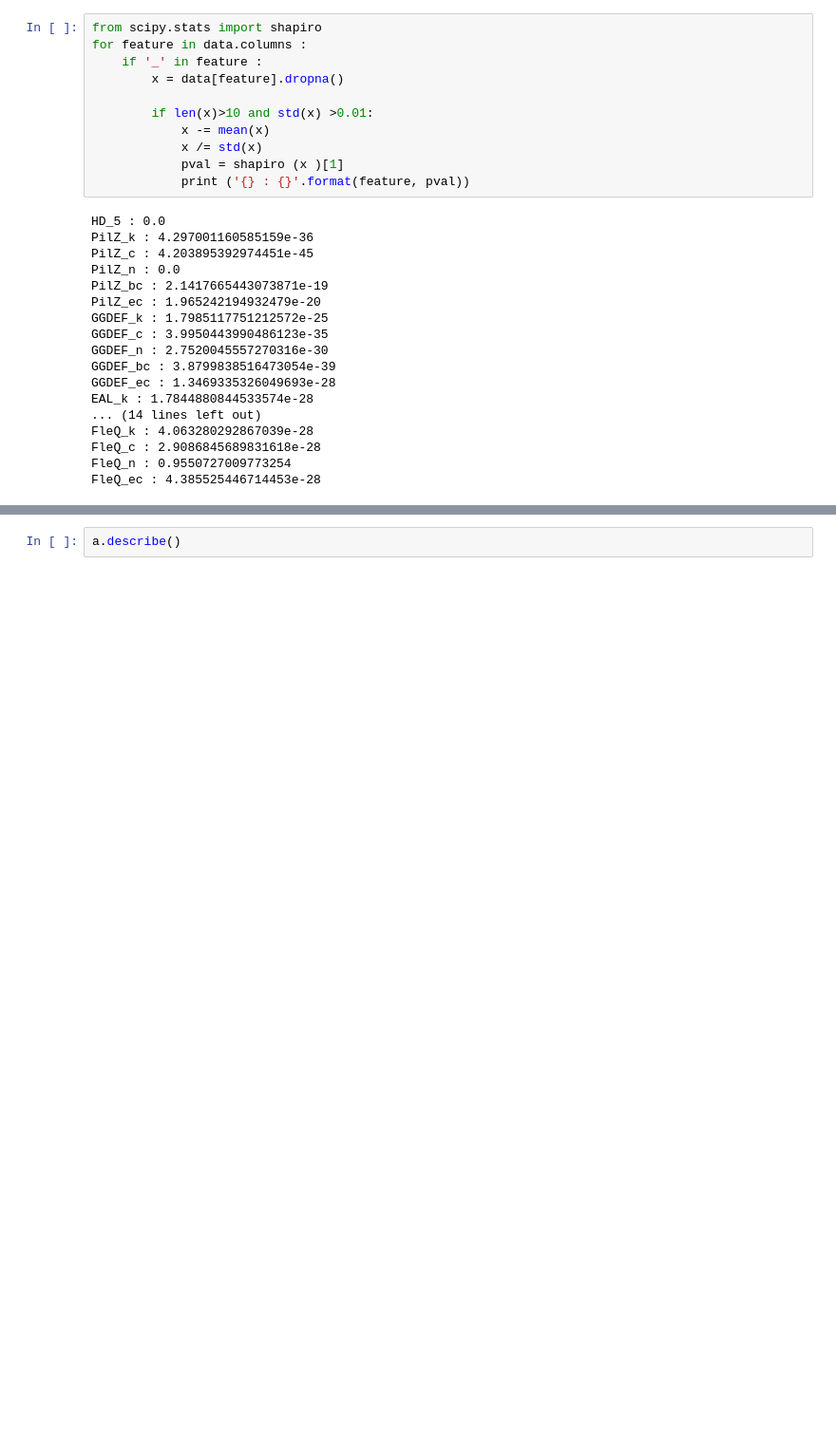
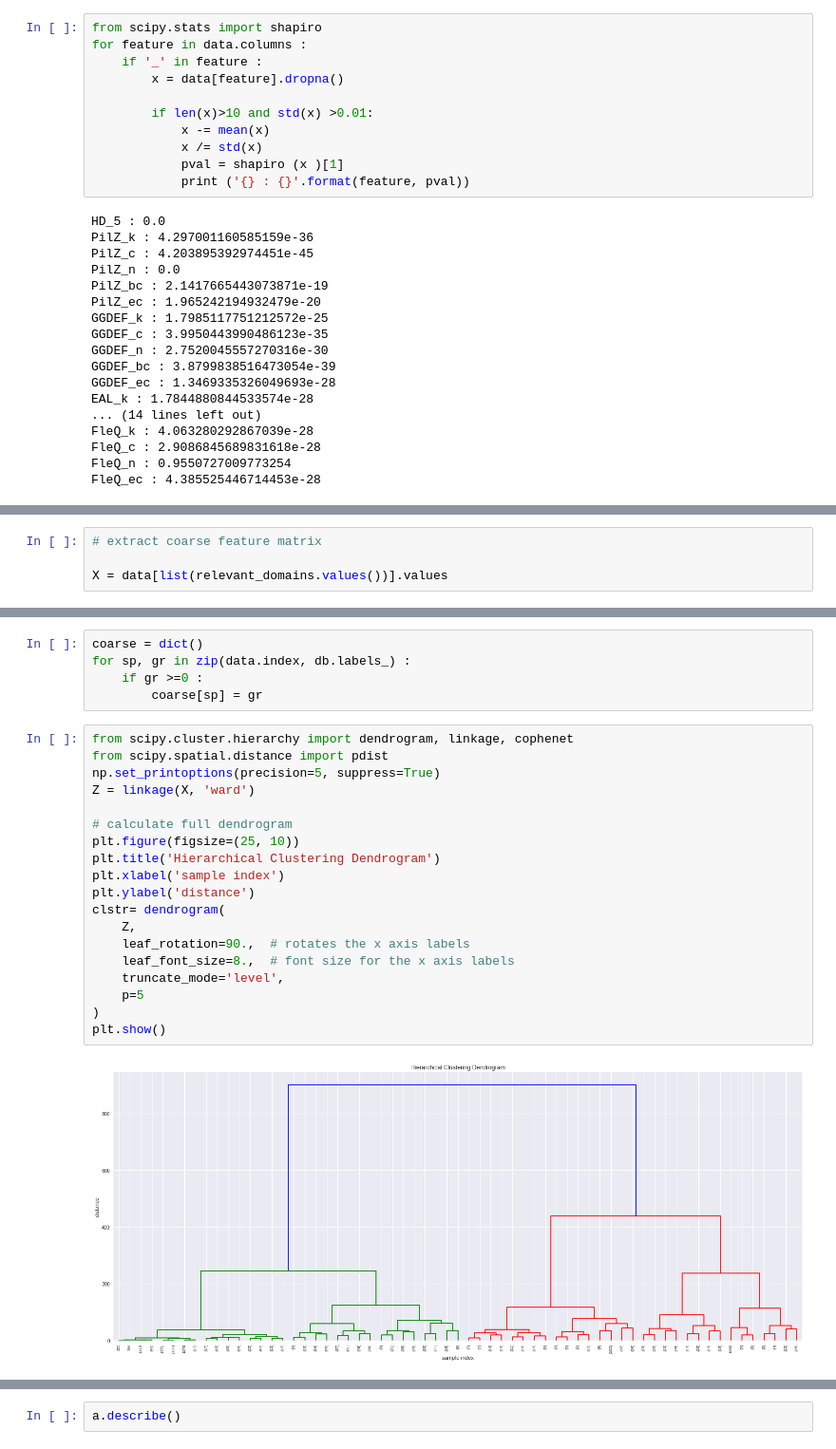
Before and after one commit to littleblackfish/c-di-GMP, a Jupyter notebook: main_analysis.ipynb, the cells around one changed output, grey strips where cells are left out. Shown at 95% size. Cells and saved outputs as stored; diff of their text form; blank space fills up the shorter version.

```diff
--- a/main_analysis.ipynb
+++ b/main_analysis.ipynb
@@ -183,0 +116,4 @@ sum(b.isnull())
+# %%
+# extract coarse feature matrix
+
+X = data[list(relevant_domains.values())].values
@@ -183,0 +145,26 @@ sum(b.isnull())
+# %%
+coarse = dict()
+for sp, gr in zip(data.index, db.labels_) :
+    if gr >=0 :
+        coarse[sp] = gr
+# %%
+from scipy.cluster.hierarchy import dendrogram, linkage, cophenet
+from scipy.spatial.distance import pdist
+np.set_printoptions(precision=5, suppress=True)
+Z = linkage(X, 'ward')
+
+# calculate full dendrogram
+plt.figure(figsize=(25, 10))
+plt.title('Hierarchical Clustering Dendrogram')
+plt.xlabel('sample index')
+plt.ylabel('distance')
+clstr= dendrogram(
+    Z,
+    leaf_rotation=90.,  # rotates the x axis labels
+    leaf_font_size=8.,  # font size for the x axis labels
+    truncate_mode='level',
+    p=5
+)
+plt.show()
+# %% [output]
+[figure, added]
```
Also changed, not shown: parts of 21 cells of this notebook.
